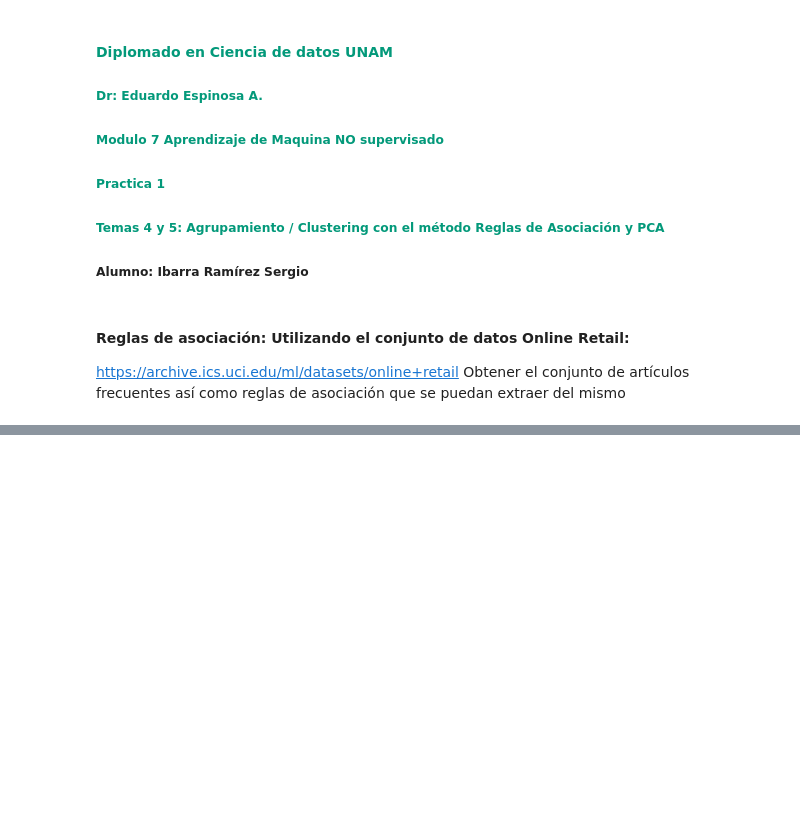
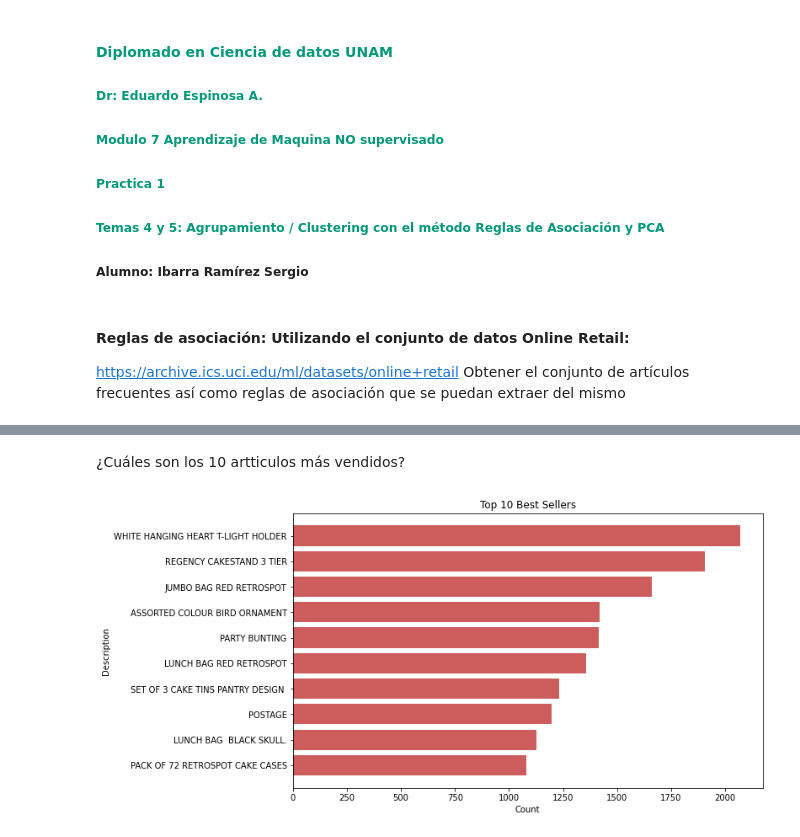
Before and after one commit to Sergio-Ibarra-1795/Diplomado_UNAM_DC_Full_gitHub, a Jupyter notebook: Modulo7_Aprendizaje_NO_supervisado/Modulo7_Practica2.ipynb, the cells around one changed output, grey strips where cells are left out. Cells and saved outputs as stored; diff of their text form; code cells hidden in the pictures; blank space fills up the shorter version.

```diff
--- a/Modulo7_Aprendizaje_NO_supervisado/Modulo7_Practica2.ipynb
+++ b/Modulo7_Aprendizaje_NO_supervisado/Modulo7_Practica2.ipynb
@@ -28,0 +139,24 @@ retail_xlsx.head(5)
+# %% [markdown]
+¿Cuáles son los 10 artticulos más vendidos?
+# %%
+import pandas as pd
+import matplotlib.pyplot as plt
+
+# Group by 'StockCode' and 'Description' and calculate the count for each group
+top_sellers = retail.groupby(['StockCode', 'Description']).size().reset_index(name='count')
+
+# Sort by descending count
+top_sellers = top_sellers.sort_values(by='count', ascending=False)
+
+# Plot the top 10 best sellers
+top_10 = top_sellers.head(10)
+
+plt.figure(figsize=(10, 6))
+plt.barh(top_10['Description'], top_10['count'], color='indianred')
+plt.xlabel('Count')
+plt.ylabel('Description')
+plt.title('Top 10 Best Sellers')
+plt.gca().invert_yaxis()  # Invert the y-axis to show highest count at the top
+plt.show()
+# %% [output]
+[figure, added]
```
Also changed, not shown: parts of 12 cells of this notebook.
